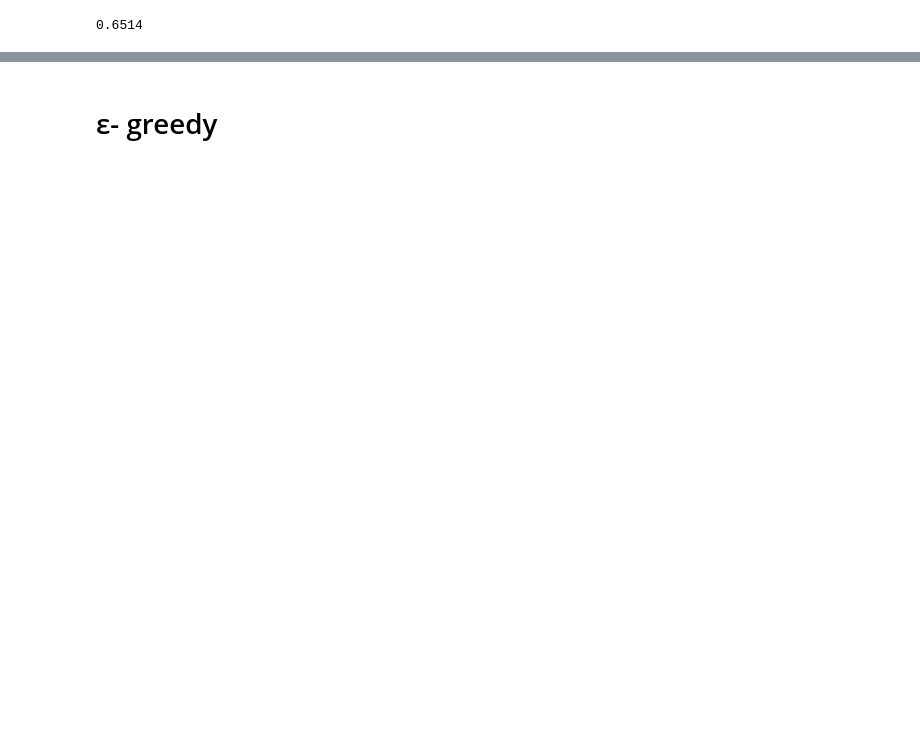
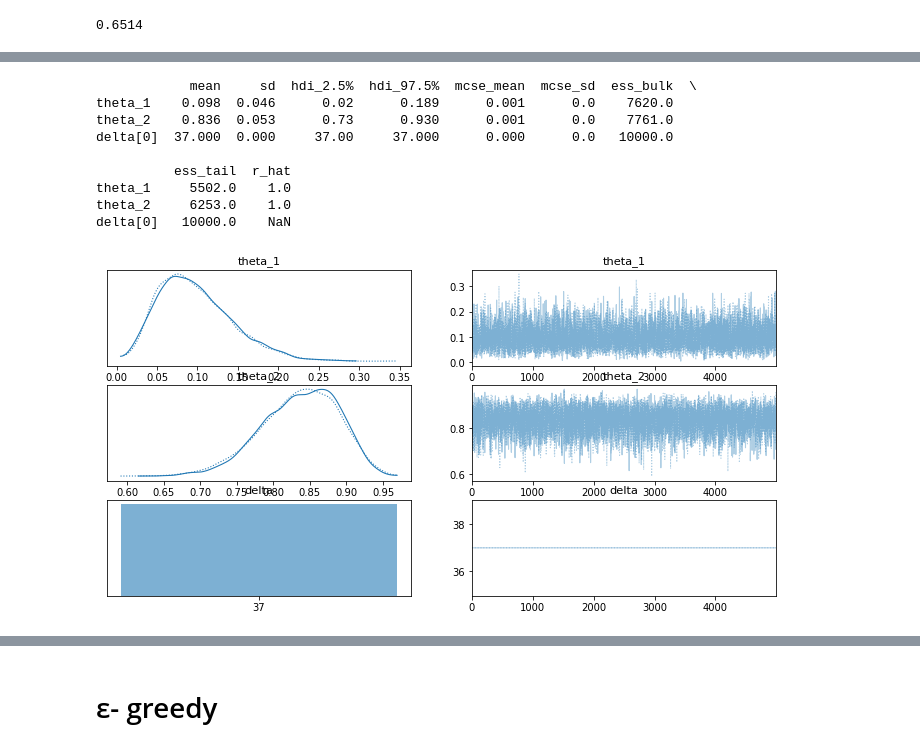
Before and after one commit to taikicoco/machine_learning, a Jupyter notebook: Bayes/Bayes.ipynb, the cells around one changed output, grey strips where cells are left out. Drawn from its saved outputs; the diff is of its cells as text; code cells hidden in the pictures; blank space fills up the shorter version.

```diff
--- a/Bayes/Bayes.ipynb
+++ b/Bayes/Bayes.ipynb
@@ -210,3 +212,13 @@ pm.model_to_graphviz(model)
 print(((trace['theta_2'] - trace['theta_1']) > 0).mean())
 # %% [output]
 0.6514
+# %%
+with pm.Model() as model:
+  theta_1 = pm.Uniform('theta_1', lower=0, upper=1)
+  n1 = pm.Binomial('n1', p=theta_1, n=[39],observed=[3])
+
+  theta_2 = pm.Uniform('theta_2', lower=0, upper=1)
+  n2 = pm.Binomial('n2', p=theta_2, n=[47],observed=[40])
+
+  delta = pm.Deterministic('delta', n2 - n1)
+  trace = pm.sample(5000,chains=2)
@@ -212,0 +233,16 @@ print(((trace['theta_2'] - trace['theta_1']) > 0).mean())
+# %%
+with model:
+  print(pm.summary(trace, hdi_prob=0.95))
+  pm.model_to_graphviz(model)
+  pm.traceplot(trace)
+# %% [output]
+            mean     sd  hdi_2.5%  hdi_97.5%  mcse_mean  mcse_sd  ess_bulk  \
+theta_1    0.098  0.046      0.02      0.189      0.001      0.0    7620.0
+theta_2    0.836  0.053      0.73      0.930      0.001      0.0    7761.0
+delta[0]  37.000  0.000     37.00     37.000      0.000      0.0   10000.0
+
+          ess_tail  r_hat
+theta_1     5502.0    1.0
+theta_2     6253.0    1.0
+delta[0]   10000.0    NaN
+[figure, added]
```
Also changed, not shown: parts of 13 cells of this notebook.
